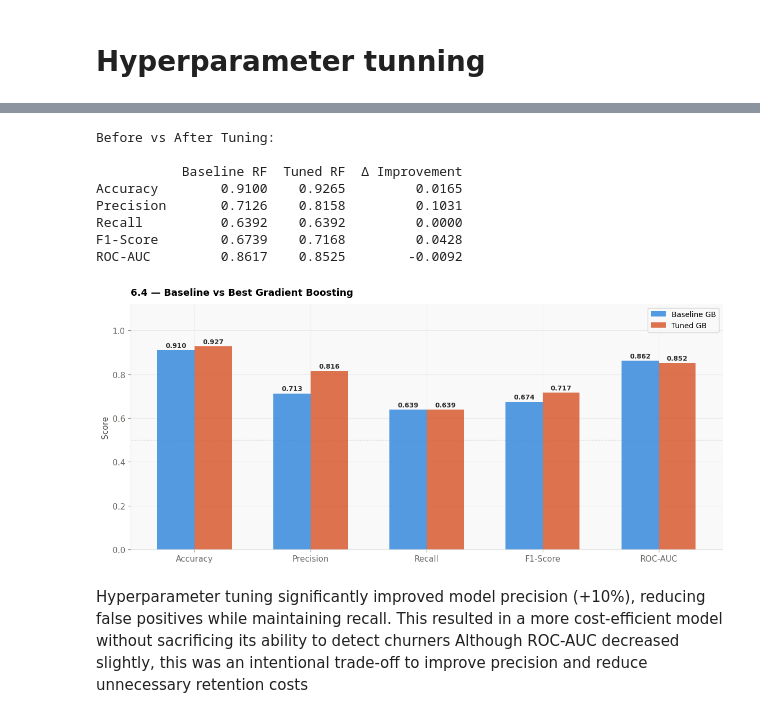
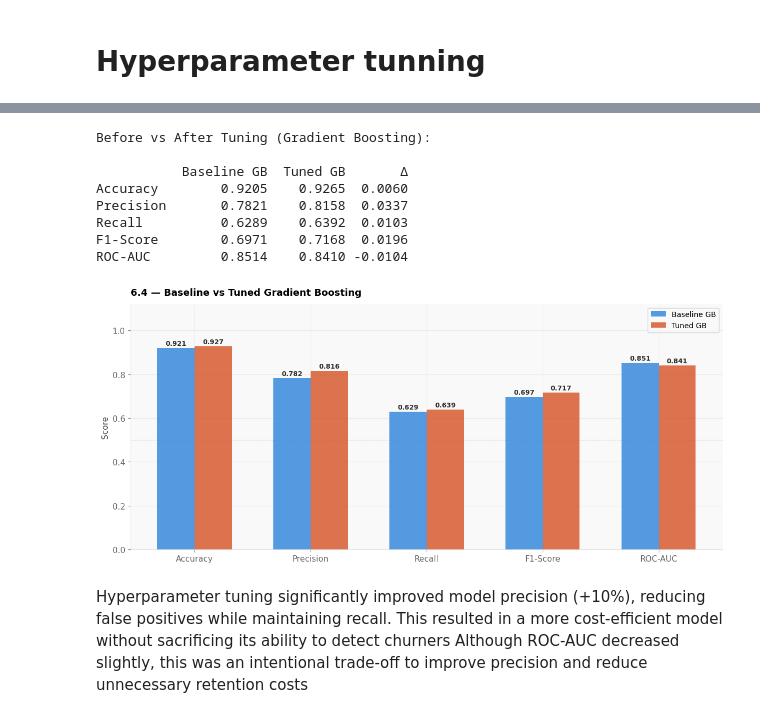
Before and after one commit to nkosimate/CustomerChurnPrediction, a Jupyter notebook: Churn.ipynb, the cells around one changed output, grey strips where cells are left out. Saved outputs shown, nothing was run; the diff lists cells and outputs as text; code cells hidden in the pictures.

```diff
--- a/Churn.ipynb
+++ b/Churn.ipynb
@@ -1196,14 +1282,14 @@ plt.show()
 from sklearn.metrics import (accuracy_score, precision_score, recall_score,
                               f1_score, roc_auc_score)
 
-# Baseline RF (from Phase 3)
-baseline_rf = results['Random Forest']['model']
-y_pred_base = baseline_rf.predict(X_test_df)
-y_prob_base = baseline_rf.predict_proba(X_test_df)[:,1]
+# Baseline Gradient Boosting (from Phase 3)
+baseline_gb  = results['Gradient Boosting']['model']
+y_pred_base  = baseline_gb.predict(X_test_df)
+y_prob_base  = baseline_gb.predict_proba(X_test_df)[:,1]
 
-# best_model RF
-y_pred_tuned = best_model.predict(X_test_df)
-y_prob_tuned = best_model.predict_proba(X_test_df)[:,1]
+# Tuned Gradient Boosting
+y_pred_tuned = tuned_model.predict(X_test_df)
+y_prob_tuned = tuned_model.predict_proba(X_test_df)[:,1]
 
 metrics_names = ['Accuracy', 'Precision', 'Recall', 'F1-Score', 'ROC-AUC']
 
@@ -1218,50 +1304,48 @@ def get_metrics(y_true, y_pred, y_prob):
 
 base_scores  = get_metrics(y_test, y_pred_base,  y_prob_base)
 tuned_scores = get_metrics(y_test, y_pred_tuned, y_prob_tuned)
 
-# Comparison table
 comparison_df = pd.DataFrame({
-    'Baseline RF':  base_scores,
-    'Tuned RF':     tuned_scores,
-    'Δ Improvement': [t - b for t, b in zip(tuned_scores, base_scores)]
-}, index=metrics_names)
+    'Baseline GB': base_scores,
+    'Tuned GB':    tuned_scores,
+    'Δ':           [t - b for t, b in zip(tuned_scores, base_scores)]
+}, index=metrics_names).round(4)
 
-comparison_df = comparison_df.round(4)
-print("Before vs After Tuning:\n")
+print("Before vs After Tuning (Gradient Boosting):\n")
 print(comparison_df.to_string())
 
 # Grouped bar chart
 x = np.arange(len(metrics_names))
 w = 0.32
 
 fig, ax = plt.subplots(figsize=(12, 5.5))
-b1 = ax.bar(x - w/2, base_scores,  width=w, color=BLUE,  label='Baseline GB',  zorder=3, alpha=0.85)
-b2 = ax.bar(x + w/2, tuned_scores, width=w, color=CORAL, label='Tuned GB',     zorder=3, alpha=0.85)
+b1 = ax.bar(x - w/2, base_scores,  width=w, color=BLUE,  label='Baseline GB', zorder=3, alpha=0.85)
+b2 = ax.bar(x + w/2, tuned_scores, width=w, color=CORAL, label='Tuned GB',    zorder=3, alpha=0.85)
 
 for bar, val in list(zip(b1, base_scores)) + list(zip(b2, tuned_scores)):
     ax.text(bar.get_x() + bar.get_width()/2, bar.get_height() + 0.005,
             f'{val:.3f}', ha='center', va='bottom', fontsize=9,
             fontweight='bold', color=DARK)
 
 ax.set_xticks(x)
 ax.set_xticklabels(metrics_names, fontsize=11)
 ax.set_ylabel('Score')
 ax.set_ylim(0, 1.12)
-ax.set_title('6.4 — Baseline vs Best Gradient Boosting', loc='left')
+ax.set_title('6.4 — Baseline vs Tuned Gradient Boosting', loc='left')
 ax.legend(fontsize=10)
 ax.axhline(0.5, color=GRAY, linestyle='--', linewidth=0.8, alpha=0.4)
 for s in ['left','bottom']: ax.spines[s].set_color('#e0e0e0')
 plt.tight_layout()
 plt.show()
 # %% [output]
-Before vs After Tuning:
+Before vs After Tuning (Gradient Boosting):
 
-           Baseline RF  Tuned RF  Δ Improvement
-Accuracy        0.9100    0.9265         0.0165
-Precision       0.7126    0.8158         0.1031
-Recall          0.6392    0.6392         0.0000
-F1-Score        0.6739    0.7168         0.0428
-ROC-AUC         0.8617    0.8525        -0.0092
+           Baseline GB  Tuned GB       Δ
+Accuracy        0.9205    0.9265  0.0060
+Precision       0.7821    0.8158  0.0337
+Recall          0.6289    0.6392  0.0103
+F1-Score        0.6971    0.7168  0.0196
+ROC-AUC         0.8514    0.8410 -0.0104
-[figure, old version]
+[figure, new version]
 # %% [markdown]
 Hyperparameter tuning significantly improved model precision (+10%), reducing false positives while maintaining recall. This resulted in a more cost-efficient model without sacrificing its ability to detect churners Although ROC-AUC decreased slightly, this was an intentional trade-off to improve precision and reduce unnecessary retention costs
```
Also changed, not shown: parts of 19 cells of this notebook.
